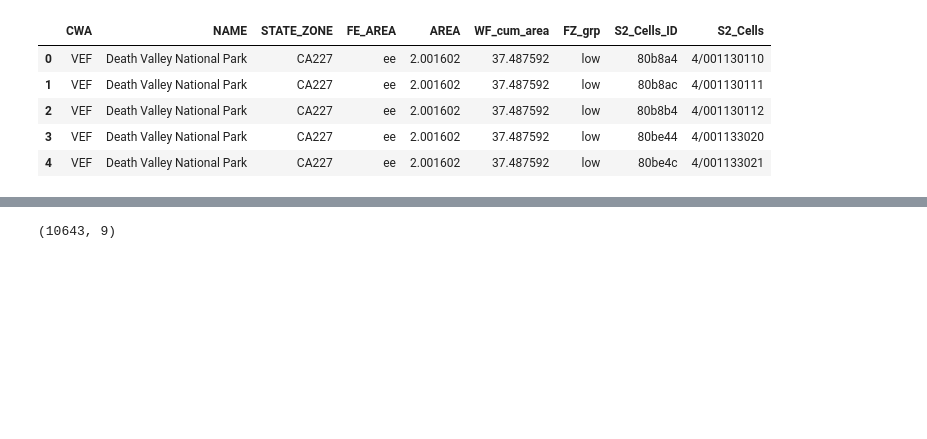
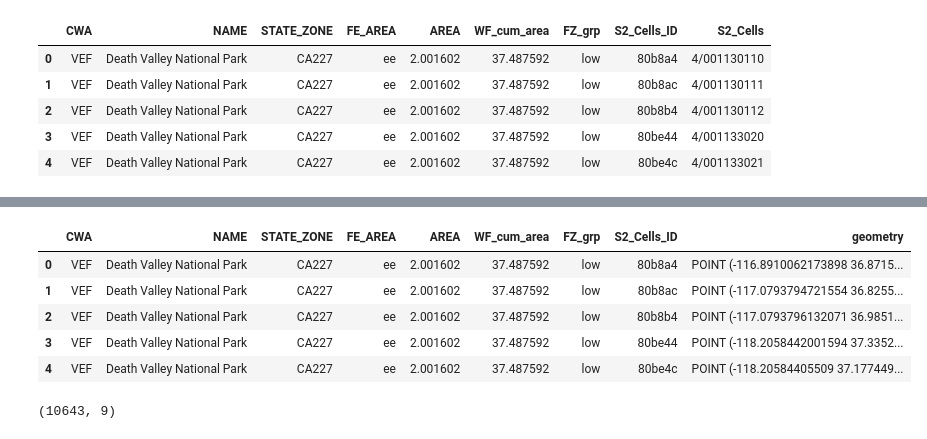
Before and after one commit to jayzuniga/w210_Wildfire, a Jupyter notebook: DataPrep/CA_S2_Conversion_v2.ipynb, the cells around one changed output, grey strips where cells are left out. Saved outputs shown, nothing was run; the diff lists cells and outputs as text; code cells hidden in the pictures; blank space fills up the shorter version.

```diff
--- a/DataPrep/CA_S2_Conversion_v2.ipynb
+++ b/DataPrep/CA_S2_Conversion_v2.ipynb
@@ -843,3 +843,13 @@ ca_s2_geom_gdf.head()
 | 4 | VEF | Death Valley National Park | CA227 | ee | 2.001602 | 37.487592 | low | 80be4c | POLYGON ((-118.2994349957241 37.2... |
 # %%
 ca_s2_geom_gdf.to_file('./Data/Processed/CA_S2Cells/CA_S2Cells.shp', driver='ESRI Shapefile')
+# %%
+ca_s2_geom_gdf['geometry'] = ca_s2_geom_gdf.centroid
+ca_s2_geom_gdf.head()
+# %% [output]
+|  | CWA | NAME | STATE_ZONE | FE_AREA | AREA | WF_cum_area | FZ_grp | S2_Cells_ID | geometry |
+| 0 | VEF | Death Valley National Park | CA227 | ee | 2.001602 | 37.487592 | low | 80b8a4 | POINT (-116.8910062173898 36.8715... |
+| 1 | VEF | Death Valley National Park | CA227 | ee | 2.001602 | 37.487592 | low | 80b8ac | POINT (-117.0793794721554 36.8255... |
+| 2 | VEF | Death Valley National Park | CA227 | ee | 2.001602 | 37.487592 | low | 80b8b4 | POINT (-117.0793796132071 36.9851... |
+| 3 | VEF | Death Valley National Park | CA227 | ee | 2.001602 | 37.487592 | low | 80be44 | POINT (-118.2058442001594 37.3352... |
+| 4 | VEF | Death Valley National Park | CA227 | ee | 2.001602 | 37.487592 | low | 80be4c | POINT (-118.20584405509 37.177449... |
```
Also changed, not shown: parts of 6 cells of this notebook, 9 other files.
